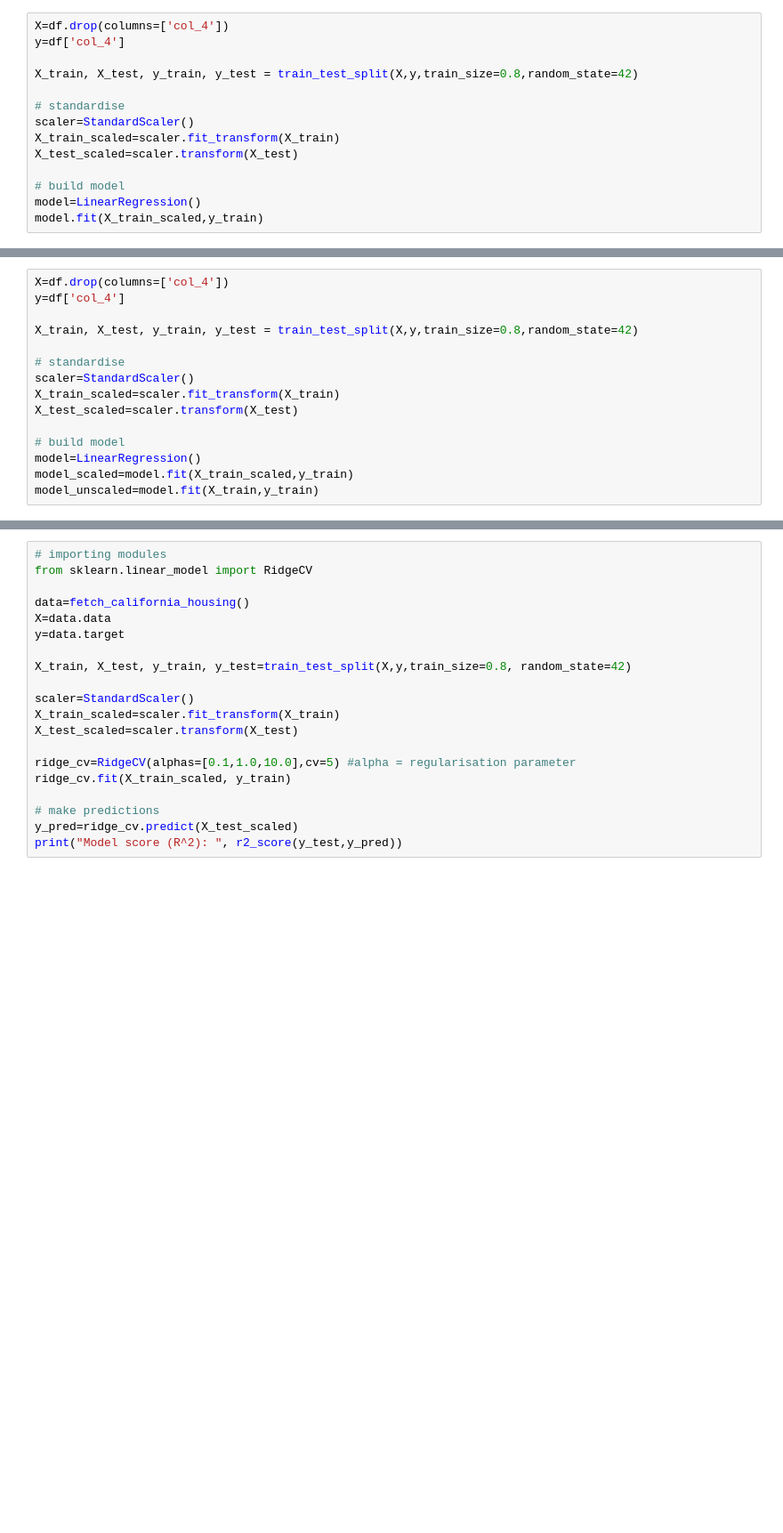
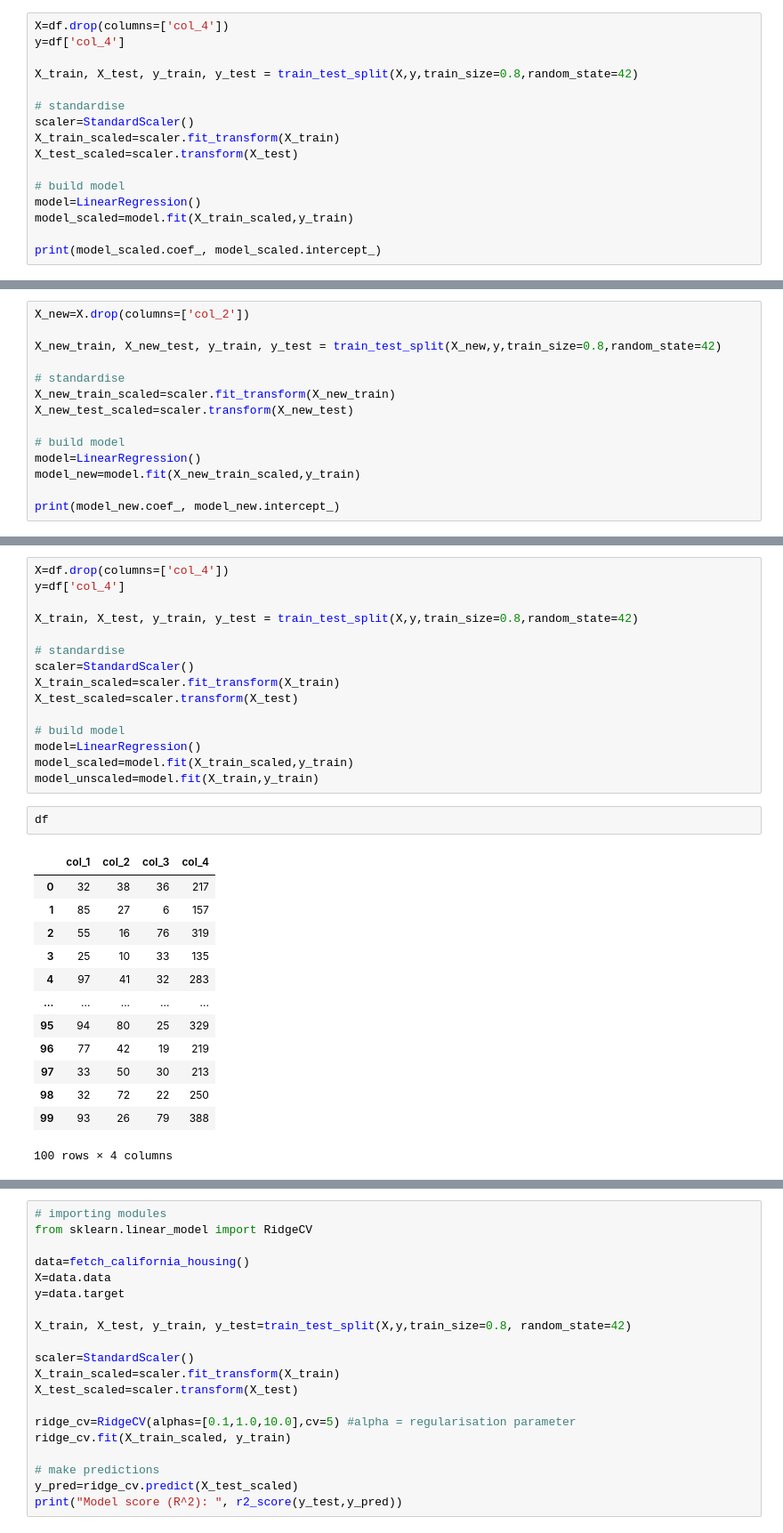
Before and after one commit to bwaalala05/summer-research-project, a Jupyter notebook: pinv.ipynb, the cells around one changed output, grey strips where cells are left out. Shown at 89% size. Drawn from its saved outputs; the diff is of its cells as text; blank space fills up the shorter version.

Commit message:
testing scaler

```diff
--- a/pinv.ipynb
+++ b/pinv.ipynb
@@ -281,5 +283,7 @@ X_test_scaled=scaler.transform(X_test)
 
 # build model
 model=LinearRegression()
-model.fit(X_train_scaled,y_train)
+model_scaled=model.fit(X_train_scaled,y_train)
+
+print(model_scaled.coef_, model_scaled.intercept_)
 # %% [output]
@@ -312,0 +318,14 @@ print(np.matmul(pinv,y_train))
+# %%
+X_new=X.drop(columns=['col_2'])
+
+X_new_train, X_new_test, y_train, y_test = train_test_split(X_new,y,train_size=0.8,random_state=42)
+
+# standardise
+X_new_train_scaled=scaler.fit_transform(X_new_train)
+X_new_test_scaled=scaler.transform(X_new_test)
+
+# build model
+model=LinearRegression()
+model_new=model.fit(X_new_train_scaled,y_train)
+
+print(model_new.coef_, model_new.intercept_)
@@ -424,3 +450,19 @@ X_test_scaled=scaler.transform(X_test)
 model=LinearRegression()
 model_scaled=model.fit(X_train_scaled,y_train)
 model_unscaled=model.fit(X_train,y_train)
+# %%
+df
+# %% [output]
+|  | col_1 | col_2 | col_3 | col_4 |
+| 0 | 32 | 38 | 36 | 217 |
+| 1 | 85 | 27 | 6 | 157 |
+| 2 | 55 | 16 | 76 | 319 |
+| 3 | 25 | 10 | 33 | 135 |
+| 4 | 97 | 41 | 32 | 283 |
+| ... | ... | ... | ... | ... |
+| 95 | 94 | 80 | 25 | 329 |
+| 96 | 77 | 42 | 19 | 219 |
+| 97 | 33 | 50 | 30 | 213 |
+| 98 | 32 | 72 | 22 | 250 |
+| 99 | 93 | 26 | 79 | 388 |
+100 rows × 4 columns
```
Also changed, not shown: parts of 22 cells of this notebook, 4 other files.
